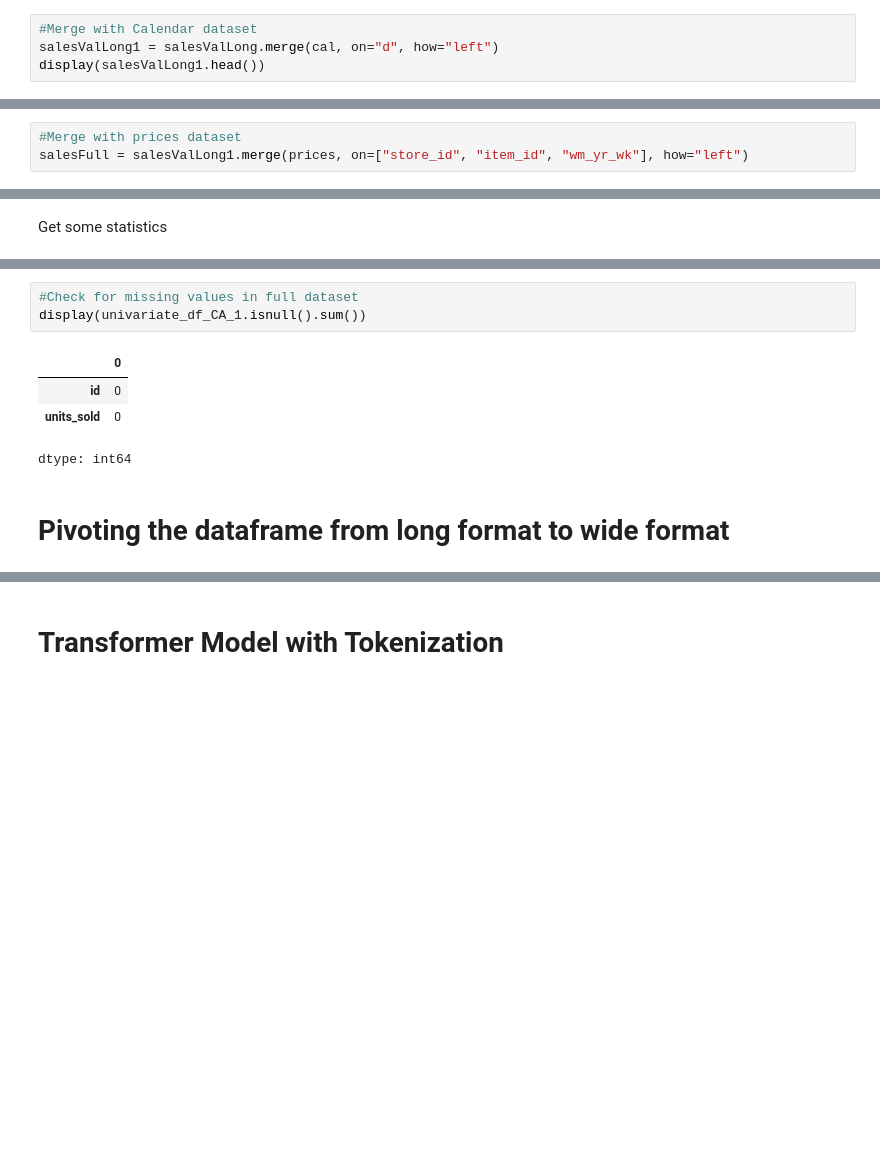
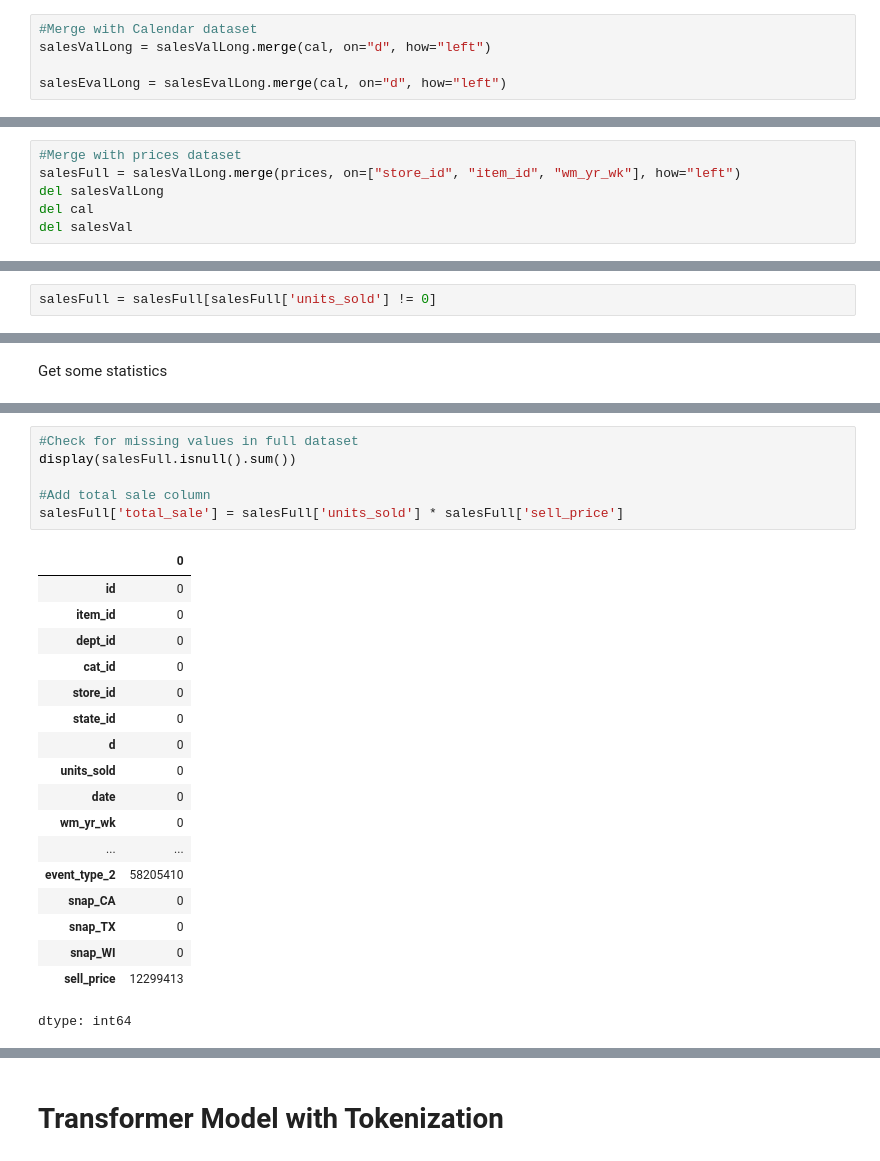
Before and after one commit to Legacy560/MTLSA25-Sales-Forecasting-Project, a Jupyter notebook: Cleaning and ARIMA/Sales_Forecasting_transformer.ipynb, the cells around one changed output, grey strips where cells are left out. Drawn from its saved outputs; the diff is of its cells as text; blank space fills up the shorter version.

```diff
--- a/Cleaning and ARIMA/Sales_Forecasting_transformer.ipynb
+++ b/Cleaning and ARIMA/Sales_Forecasting_transformer.ipynb
@@ -240,5 +295,6 @@ dtype: int64
 #Merging Datasets
 # %%
 #Merge with Calendar dataset
-salesValLong1 = salesValLong.merge(cal, on="d", how="left")
-display(salesValLong1.head())
+salesValLong = salesValLong.merge(cal, on="d", how="left")
+
+salesEvalLong = salesEvalLong.merge(cal, on="d", how="left")
@@ -261,3 +301,6 @@ print(salesValLong.shape)
 # %%
 #Merge with prices dataset
-salesFull = salesValLong1.merge(prices, on=["store_id", "item_id", "wm_yr_wk"], how="left")
+salesFull = salesValLong.merge(prices, on=["store_id", "item_id", "wm_yr_wk"], how="left")
+del salesValLong
+del cal
+del salesVal
@@ -345,0 +348,2 @@ display(univariate_df_CA_1.tail())
+# %%
+salesFull = salesFull[salesFull['units_sold'] != 0]
@@ -360,10 +384,25 @@ univariate_df_CA_1.describe()
 # %%
 #Check for missing values in full dataset
-display(univariate_df_CA_1.isnull().sum())
+display(salesFull.isnull().sum())
+
+#Add total sale column
+salesFull['total_sale'] = salesFull['units_sold'] * salesFull['sell_price']
 # %% [output]
 |  | 0 |
 | id | 0 |
+| item_id | 0 |
+| dept_id | 0 |
+| cat_id | 0 |
+| store_id | 0 |
+| state_id | 0 |
+| d | 0 |
 | units_sold | 0 |
+| date | 0 |
+| wm_yr_wk | 0 |
+| ... | ... |
+| event_type_2 | 58205410 |
+| snap_CA | 0 |
+| snap_TX | 0 |
+| snap_WI | 0 |
+| sell_price | 12299413 |
 dtype: int64
-# %% [markdown]
-# Pivoting the dataframe from long format to wide format
```
Also changed, not shown: parts of 80 cells of this notebook.
